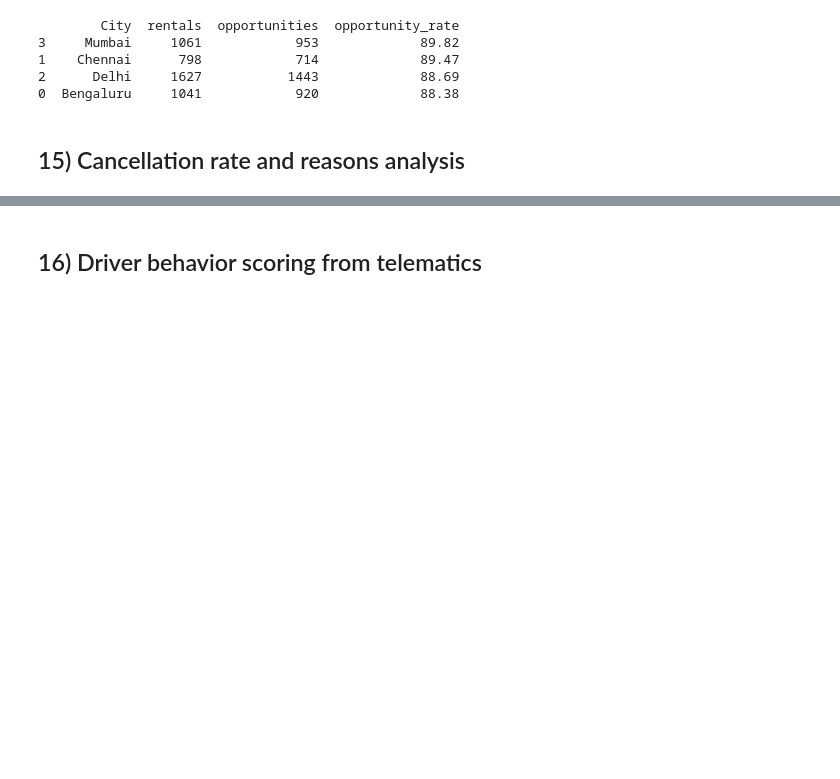
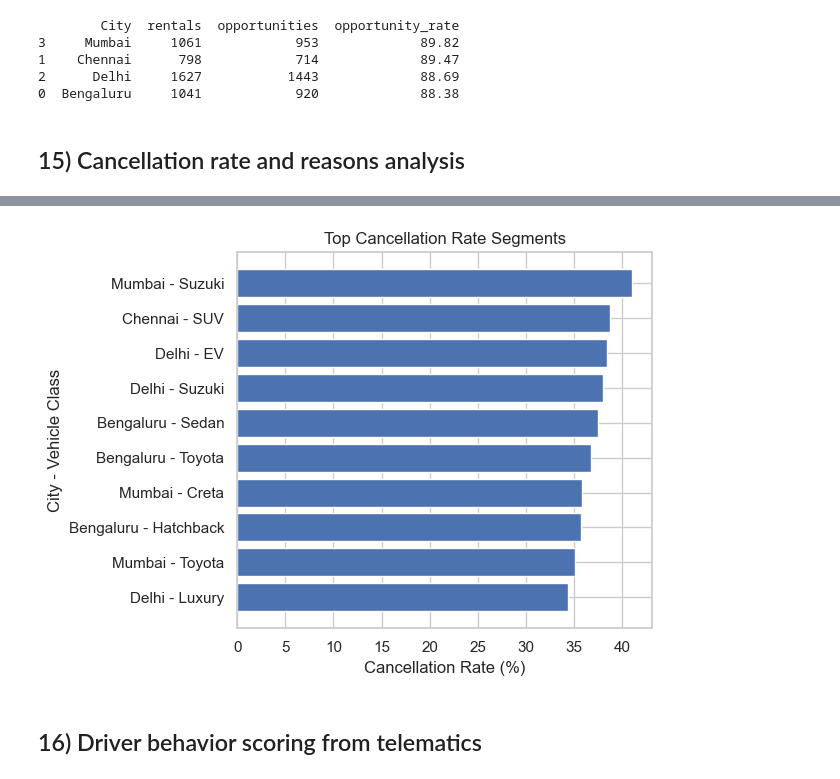
Before and after one commit to Utkarsh-2005/Capg_Sprint, a Jupyter notebook: Transformation/car_rental_transformed.ipynb, the cells around one changed output, grey strips where cells are left out. Saved outputs shown, nothing was run; the diff lists cells and outputs as text; code cells hidden in the pictures; blank space fills up the shorter version.

```diff
--- a/Transformation/car_rental_transformed.ipynb
+++ b/Transformation/car_rental_transformed.ipynb
@@ -881,7 +987,27 @@ print(upsell_summary.sort_values("opportunity_rate", ascending=False))
 ## 15) Cancellation rate and reasons analysis
 # %%
 cancel = df.copy()
-cancel["is_cancelled"] = cancel["Booking_Status"].isin(["Cancelled", "No_Show"])
+
+# Clean status
+cancel["Booking_Status"] = cancel["Booking_Status"].str.strip().str.title()
+
+# Correct flags
+cancel["is_cancelled"] = cancel["Booking_Status"] == "Cancelled"
+cancel["is_no_show"] = cancel["Booking_Status"] == "No_Show"
+
+
+cancel_rate = cancel.groupby(["City", "Vehicle_Class"]).agg(
+    total_bookings=("Reservation_ID", "count"),
+    cancelled=("is_cancelled", "sum"),
+).reset_index()
+
+cancel_rate["cancellation_rate"] = 100 * cancel_rate["cancelled"] / cancel_rate["total_bookings"]
+
+cancel_rate = cancel_rate[cancel_rate["total_bookings"] >= 50]
+
+print(cancel_rate.sort_values("cancellation_rate", ascending=False).head(12))
+
+
 notes = cancel["Notes"].fillna("").str.lower()
 
 cancel["cancel_reason_bucket"] = np.select(
@@ -897,16 +1023,29 @@ cancel["cancel_reason_bucket"] = np.select(
     default="Other",
 )
 
-cancel_rate = cancel.groupby(["City", "Vehicle_Class"], dropna=False).agg(
-    total_bookings=("Reservation_ID", "count"),
-    cancelled=("is_cancelled", "sum"),
-).reset_index()
-cancel_rate["cancellation_rate"] = 100 * cancel_rate["cancelled"] / cancel_rate["total_bookings"]
+reason_dist = cancel[cancel["is_cancelled"]].groupby("cancel_reason_bucket").size().reset_index(name="count")
 
-reason_dist = cancel[cancel["is_cancelled"]].groupby("cancel_reason_bucket").size().reset_index(name="count").sort_values("count", ascending=False)
+print("\nCancellation reason distribution:")
+print(reason_dist.sort_values("count", ascending=False))
 
-print(cancel_rate.sort_values("cancellation_rate", ascending=False).head(12))
-print("\nCancellation reason distribution:")
-print(reason_dist)
+import matplotlib.pyplot as plt
+
+# Sort and take top 10 for clarity
+plot_df = cancel_rate.sort_values("cancellation_rate", ascending=False).head(10)
+
+# Create combined label
+plot_df["label"] = plot_df["City"] + " - " + plot_df["Vehicle_Class"]
+
+plt.figure()
+
+plt.barh(plot_df["label"], plot_df["cancellation_rate"])
+
+plt.xlabel("Cancellation Rate (%)")
+plt.ylabel("City - Vehicle Class")
+plt.title("Top Cancellation Rate Segments")
+
+plt.gca().invert_yaxis()
+plt.tight_layout()
+plt.show()
 # %% [output]
          City Vehicle_Class  total_bookings  cancelled  cancellation_rate
@@ -929,3 +1068,4 @@ print(reason_dist)
+[figure, added]
 # %% [markdown]
 ## 16) Driver behavior scoring from telematics
 # %%
```
Also changed, not shown: parts of 21 cells of this notebook, 3 other files.
